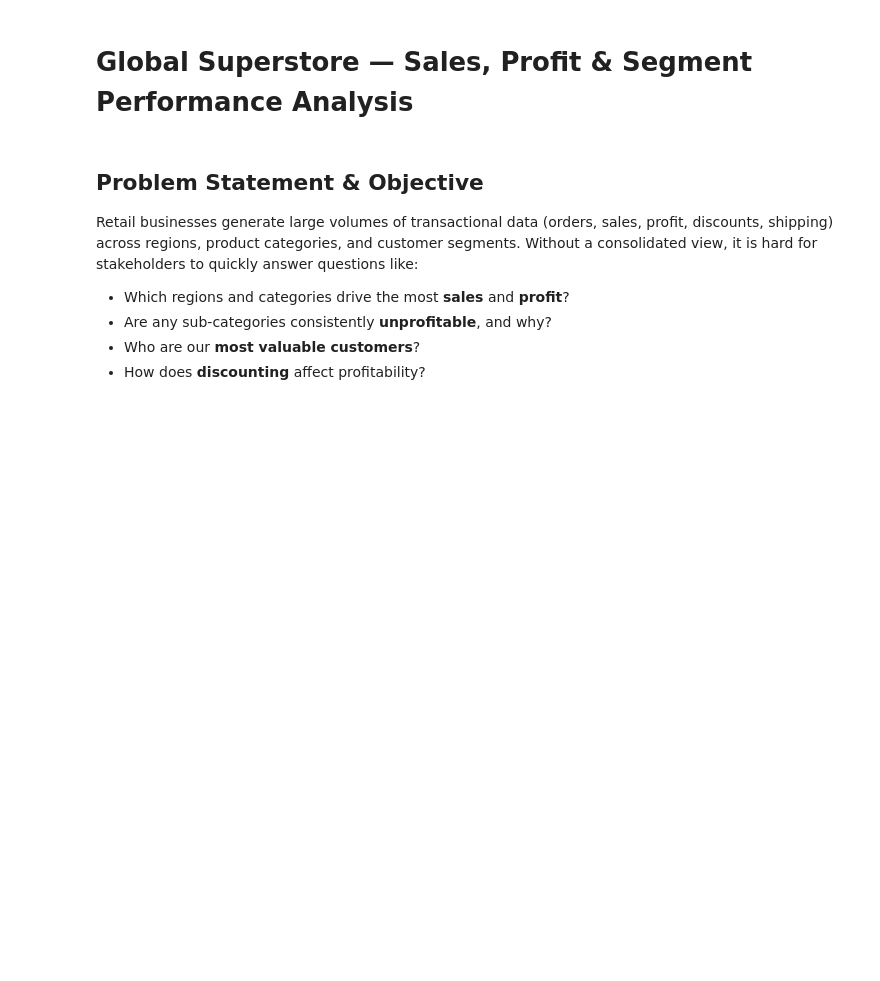
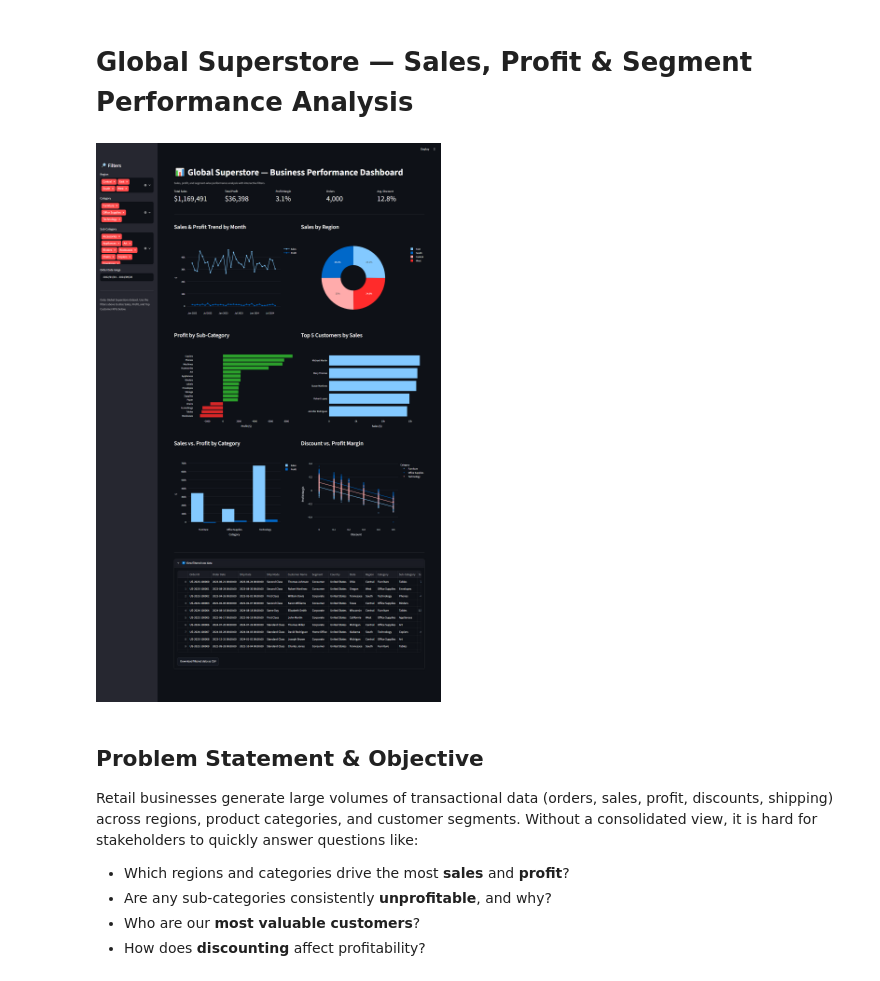
Before and after one commit to Raheel32/Interactive-Business-Dashboard-in-Streamlit, a Jupyter notebook: Interactive Business Dashboard in Streamlit.ipynb, the cells around one changed output. Saved outputs shown, nothing was run; the diff lists cells and outputs as text; code cells hidden in the pictures; blank space fills up the shorter version.

```diff
--- a/Interactive Business Dashboard in Streamlit.ipynb
+++ b/Interactive Business Dashboard in Streamlit.ipynb
@@ -1,5 +1,10 @@
 # %% [markdown]
 # Global Superstore — Sales, Profit & Segment Performance Analysis
+# %%
+from IPython.display import Image, display
+display(Image(filename=r"C:/Users/i.Tech Computers/Desktop/DeveloperHub_Internship/Interactive Business Dashboard in Streamlit/files/image/dashboard image.png"))
+# %% [output]
+[figure, added]
 # %% [markdown]
 ## Problem Statement & Objective
 
```
